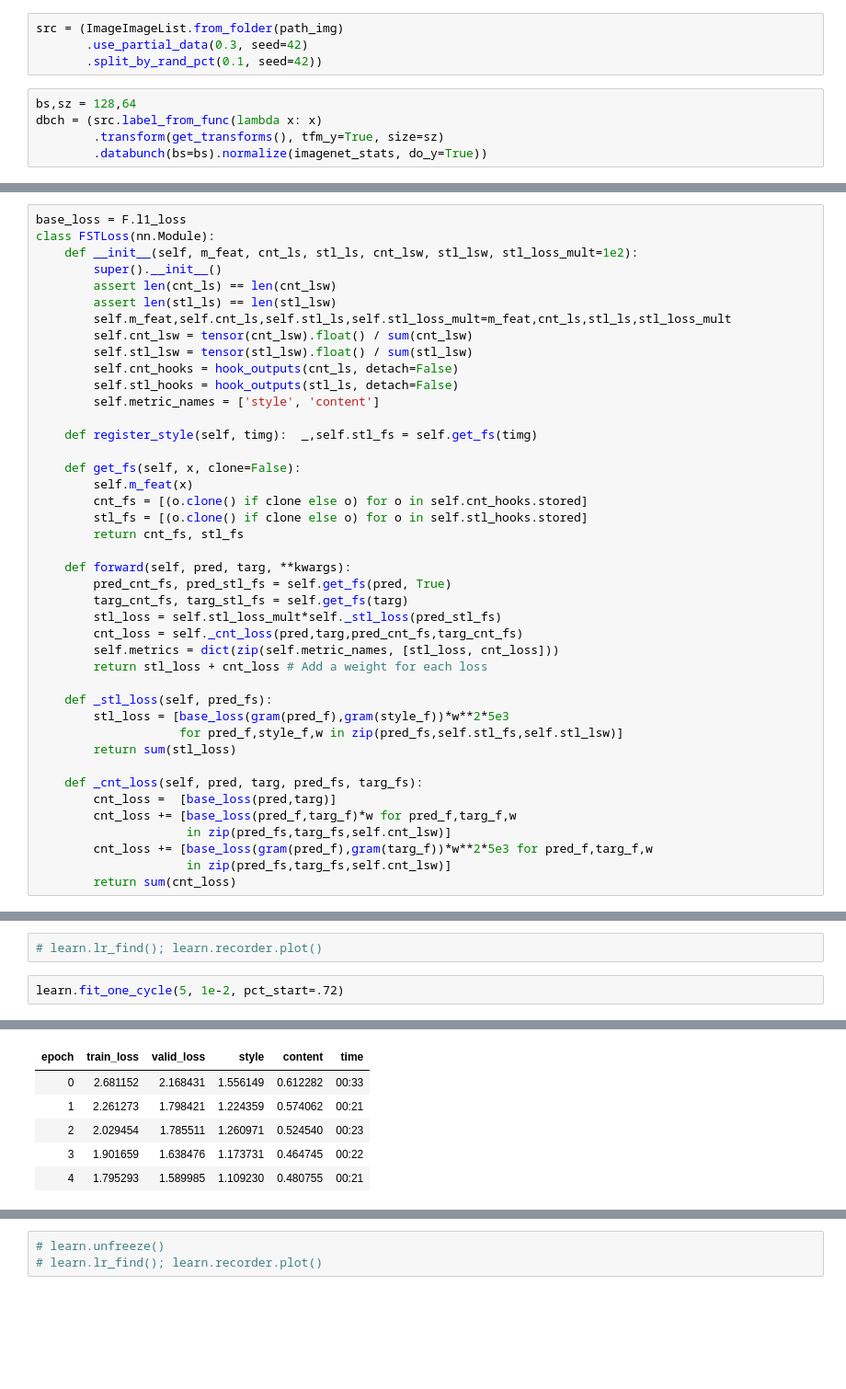
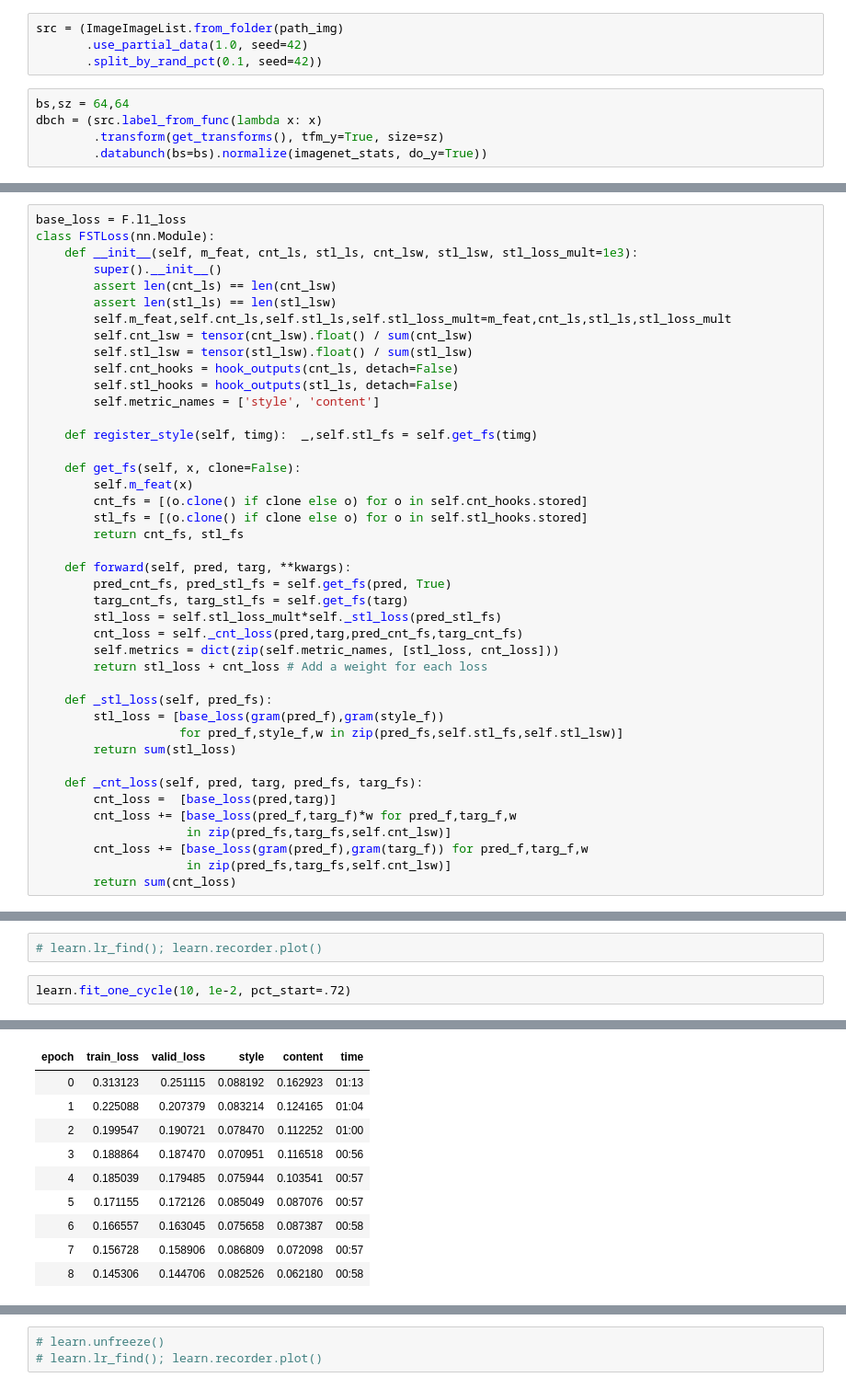
Before and after one commit to lgvaz/projects, a Jupyter notebook: vision/style/petsv1.ipynb, the cells around one changed output, grey strips where cells are left out. Shown at 92% size. Cells and saved outputs as stored; diff of their text form; blank space fills up the shorter version.

```diff
--- a/vision/style/petsv1.ipynb
+++ b/vision/style/petsv1.ipynb
@@ -11,10 +11,10 @@ path = untar_data(URLs.PETS); path.ls()
 path_img = path/'images'
 # %%
 src = (ImageImageList.from_folder(path_img)
-       .use_partial_data(0.3, seed=42)
+       .use_partial_data(1.0, seed=42)
        .split_by_rand_pct(0.1, seed=42))
 # %%
-bs,sz = 128,64
+bs,sz = 64,64
 dbch = (src.label_from_func(lambda x: x)
         .transform(get_transforms(), tfm_y=True, size=sz)
         .databunch(bs=bs).normalize(imagenet_stats, do_y=True))
@@ -35,7 +35,7 @@ def gram(x):
 # %%
 base_loss = F.l1_loss
 class FSTLoss(nn.Module):
-    def __init__(self, m_feat, cnt_ls, stl_ls, cnt_lsw, stl_lsw, stl_loss_mult=1e2):
+    def __init__(self, m_feat, cnt_ls, stl_ls, cnt_lsw, stl_lsw, stl_loss_mult=1e3):
         super().__init__()
         assert len(cnt_ls) == len(cnt_lsw)
         assert len(stl_ls) == len(stl_lsw)
@@ -63,7 +63,7 @@ class FSTLoss(nn.Module):
         return stl_loss + cnt_loss # Add a weight for each loss
 
     def _stl_loss(self, pred_fs):
-        stl_loss = [base_loss(gram(pred_f),gram(style_f))*w**2*5e3
+        stl_loss = [base_loss(gram(pred_f),gram(style_f))
                     for pred_f,style_f,w in zip(pred_fs,self.stl_fs,self.stl_lsw)]
         return sum(stl_loss)
 
@@ -71,7 +71,7 @@ class FSTLoss(nn.Module):
         cnt_loss =  [base_loss(pred,targ)]
         cnt_loss += [base_loss(pred_f,targ_f)*w for pred_f,targ_f,w
                      in zip(pred_fs,targ_fs,self.cnt_lsw)]
-        cnt_loss += [base_loss(gram(pred_f),gram(targ_f))*w**2*5e3 for pred_f,targ_f,w
+        cnt_loss += [base_loss(gram(pred_f),gram(targ_f)) for pred_f,targ_f,w
                      in zip(pred_fs,targ_fs,self.cnt_lsw)]
         return sum(cnt_loss)
 # %%
@@ -99,5 +99,5 @@ learn = unet_learner(dbch, models.resnet34, wd=1e-3, loss_func=fst_loss,
 # %%
 # learn.lr_find(); learn.recorder.plot()
 # %%
-learn.fit_one_cycle(5, 1e-2, pct_start=.72)
+learn.fit_one_cycle(10, 1e-2, pct_start=.72)
 # %% [output]
@@ -104,6 +105,10 @@ learn.fit_one_cycle(5, 1e-2, pct_start=.72)
 | epoch | train_loss | valid_loss | style | content | time |
-| 0 | 2.681152 | 2.168431 | 1.556149 | 0.612282 | 00:33 |
-| 1 | 2.261273 | 1.798421 | 1.224359 | 0.574062 | 00:21 |
-| 2 | 2.029454 | 1.785511 | 1.260971 | 0.524540 | 00:23 |
-| 3 | 1.901659 | 1.638476 | 1.173731 | 0.464745 | 00:22 |
-| 4 | 1.795293 | 1.589985 | 1.109230 | 0.480755 | 00:21 |
+| 0 | 0.313123 | 0.251115 | 0.088192 | 0.162923 | 01:13 |
+| 1 | 0.225088 | 0.207379 | 0.083214 | 0.124165 | 01:04 |
+| 2 | 0.199547 | 0.190721 | 0.078470 | 0.112252 | 01:00 |
+| 3 | 0.188864 | 0.187470 | 0.070951 | 0.116518 | 00:56 |
+| 4 | 0.185039 | 0.179485 | 0.075944 | 0.103541 | 00:57 |
+| 5 | 0.171155 | 0.172126 | 0.085049 | 0.087076 | 00:57 |
+| 6 | 0.166557 | 0.163045 | 0.075658 | 0.087387 | 00:58 |
+| 7 | 0.156728 | 0.158906 | 0.086809 | 0.072098 | 00:57 |
+| 8 | 0.145306 | 0.144706 | 0.082526 | 0.062180 | 00:58 |
```
Also changed, not shown: parts of 3 cells of this notebook.
